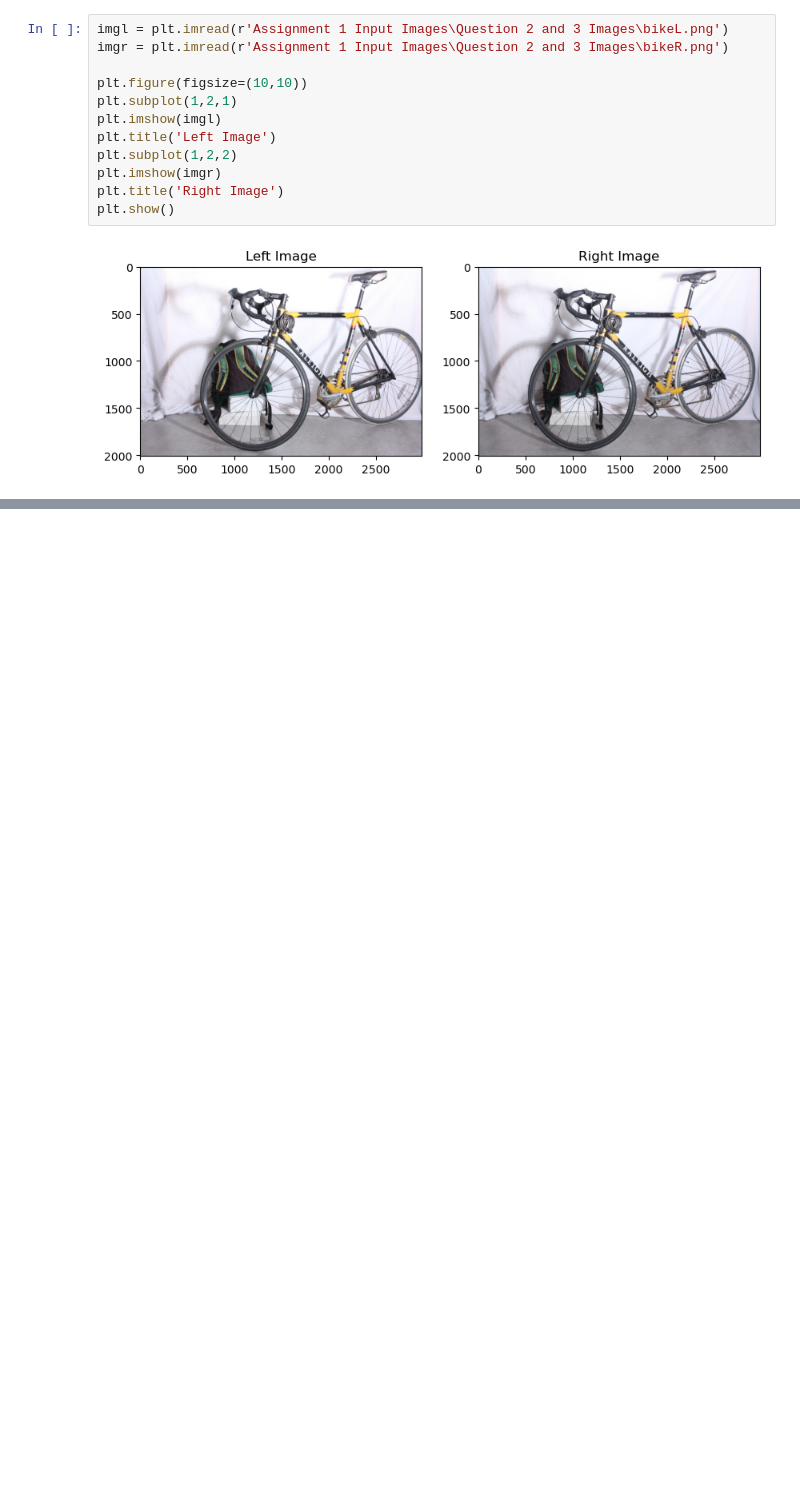
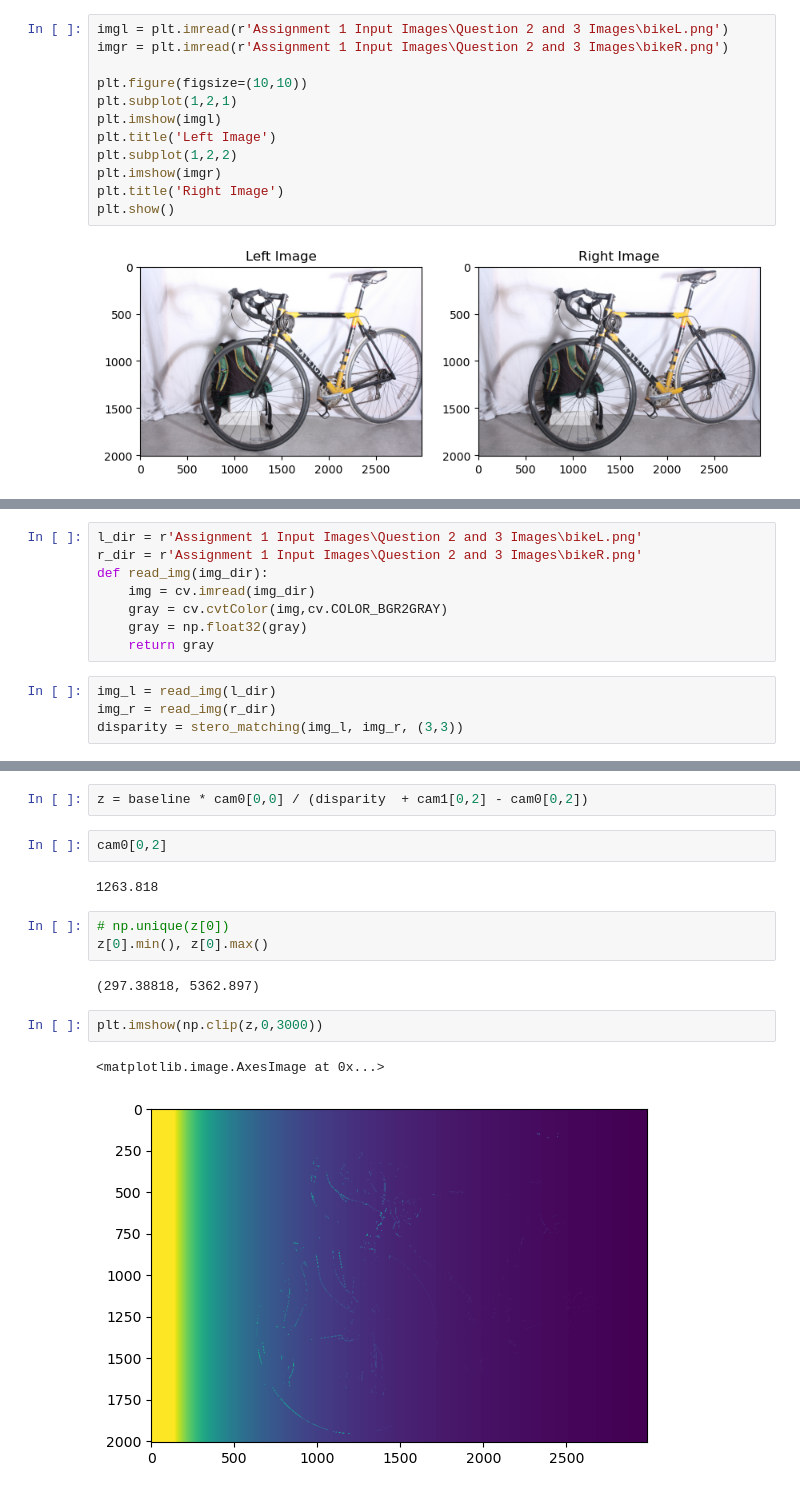
Before and after one commit to KhadgaA/Camera-Calibration-and-Stereo, a Jupyter notebook: Q2.ipynb, the cells around one changed output, grey strips where cells are left out. Drawn from its saved outputs; the diff is of its cells as text; blank space fills up the shorter version.

```diff
--- a/Q2.ipynb
+++ b/Q2.ipynb
@@ -26,0 +79,12 @@ plt.show()
+# %%
+l_dir = r'Assignment 1 Input Images\Question 2 and 3 Images\bikeL.png'
+r_dir = r'Assignment 1 Input Images\Question 2 and 3 Images\bikeR.png'
+def read_img(img_dir):
+    img = cv.imread(img_dir)
+    gray = cv.cvtColor(img,cv.COLOR_BGR2GRAY)
+    gray = np.float32(gray)
+    return gray
+# %%
+img_l = read_img(l_dir)
+img_r = read_img(r_dir)
+disparity = stero_matching(img_l, img_r, (3,3))
@@ -26,0 +107,16 @@ plt.show()
+# %%
+z = baseline * cam0[0,0] / (disparity  + cam1[0,2] - cam0[0,2])
+# %%
+cam0[0,2]
+# %% [output]
+1263.818
+# %%
+# np.unique(z[0])
+z[0].min(), z[0].max()
+# %% [output]
+(297.38818, 5362.897)
+# %%
+plt.imshow(np.clip(z,0,3000))
+# %% [output]
+<matplotlib.image.AxesImage at 0x...>
+[figure, added]
```
Also changed, not shown: parts of 4 cells of this notebook, 1 other file.
